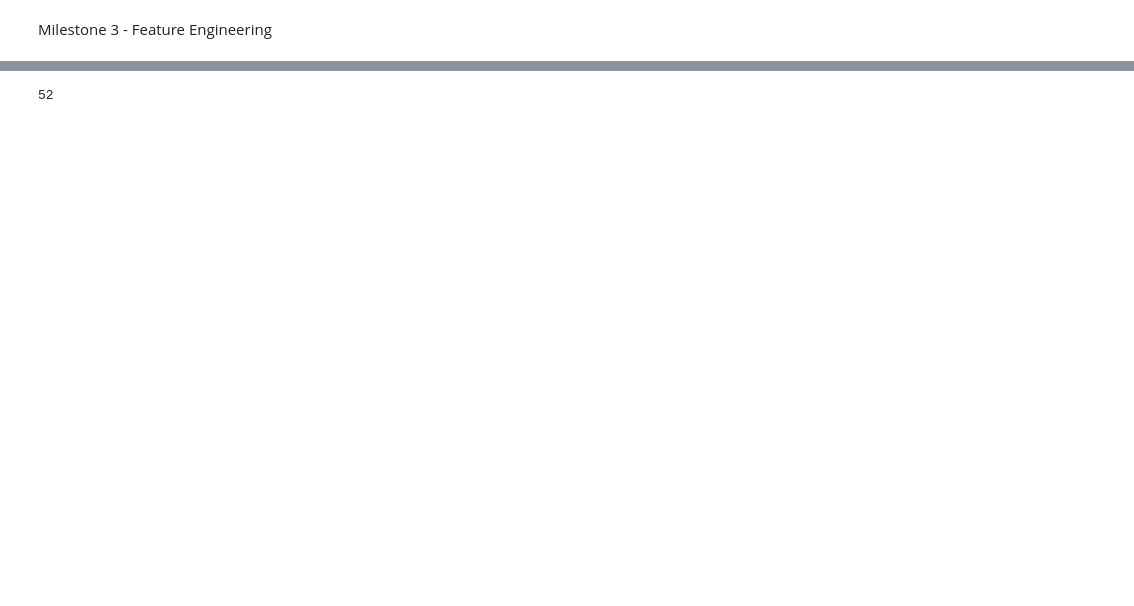
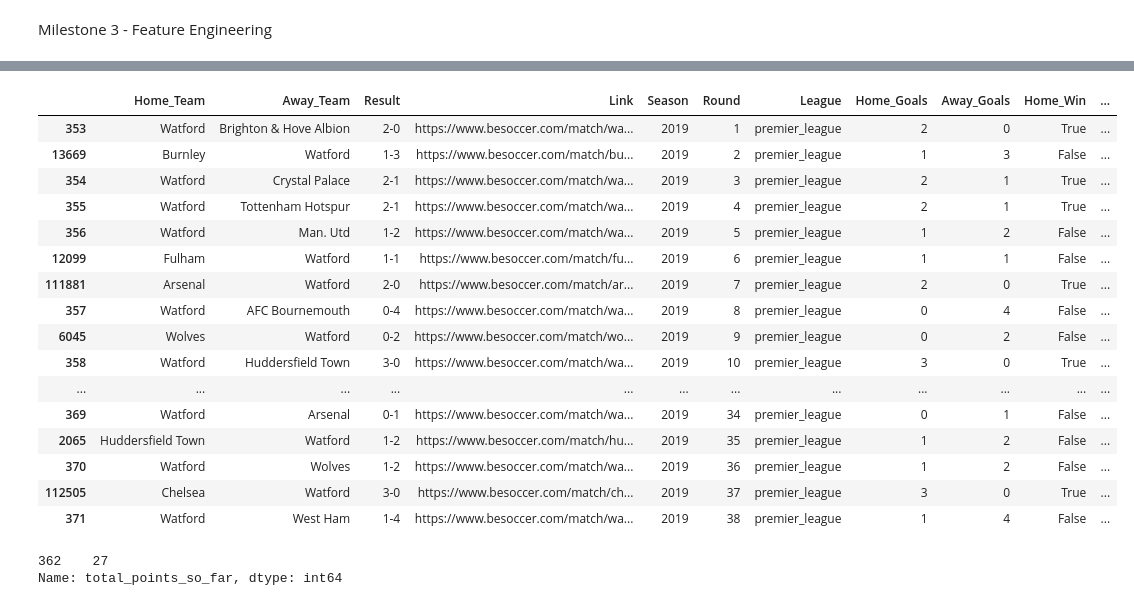
Before and after one commit to tommchale/match-outcome-predictor, a Jupyter notebook: pipeline.ipynb, the cells around one changed output, grey strips where cells are left out. Saved outputs shown, nothing was run; the diff lists cells and outputs as text; code cells hidden in the pictures; blank space fills up the shorter version.

```diff
--- a/pipeline.ipynb
+++ b/pipeline.ipynb
@@ -433,6 +548,7 @@ combined_elo_with_features_df = create_new_feature_columns(combined_ELO_df)
 league_df = group_by_league_df(combined_elo_with_features_df)
 season_df = group_by_season_df(league_df)
 summary_df_template = create_summary_template(season_df)
-summary_df_populated, test_df = populate_season_stats(season_df, summary_df_template)
+summary_df_populated, populated_season_df = populate_season_stats(season_df, summary_df_template, combined_elo_with_features_df)
+summary_df_populated_with_streak, populated_with_streak_season_df = populate_streak_season_stats(summary_df_populated, populated_season_df)
 # %% [output]
 Summary Template Complete
@@ -440,11 +591,34 @@ Summary DF Template Populated for Season 2019
+# %%
+populated_with_streak_season_df.loc[((populated_with_streak_season_df.Home_Team == "Watford") | (populated_with_streak_season_df.Away_Team == "Watford"))]
+# %% [output]
+|  | Home_Team | Away_Team | Result | Link | Season | Round | League | Home_Goals | Away_Goals | Home_Win | ... |
+| 353 | Watford | Brighton & Hove Albion | 2-0 | https://www.besoccer.com/match/wa... | 2019 | 1 | premier_league | 2 | 0 | True | ... |
+| 13669 | Burnley | Watford | 1-3 | https://www.besoccer.com/match/bu... | 2019 | 2 | premier_league | 1 | 3 | False | ... |
+| 354 | Watford | Crystal Palace | 2-1 | https://www.besoccer.com/match/wa... | 2019 | 3 | premier_league | 2 | 1 | True | ... |
+| 355 | Watford | Tottenham Hotspur | 2-1 | https://www.besoccer.com/match/wa... | 2019 | 4 | premier_league | 2 | 1 | True | ... |
+| 356 | Watford | Man. Utd | 1-2 | https://www.besoccer.com/match/wa... | 2019 | 5 | premier_league | 1 | 2 | False | ... |
+| 12099 | Fulham | Watford | 1-1 | https://www.besoccer.com/match/fu... | 2019 | 6 | premier_league | 1 | 1 | False | ... |
+| 111881 | Arsenal | Watford | 2-0 | https://www.besoccer.com/match/ar... | 2019 | 7 | premier_league | 2 | 0 | True | ... |
+| 357 | Watford | AFC Bournemouth | 0-4 | https://www.besoccer.com/match/wa... | 2019 | 8 | premier_league | 0 | 4 | False | ... |
+| 6045 | Wolves | Watford | 0-2 | https://www.besoccer.com/match/wo... | 2019 | 9 | premier_league | 0 | 2 | False | ... |
+| 358 | Watford | Huddersfield Town | 3-0 | https://www.besoccer.com/match/wa... | 2019 | 10 | premier_league | 3 | 0 | True | ... |
+| ... | ... | ... | ... | ... | ... | ... | ... | ... | ... | ... | ... |
+| 369 | Watford | Arsenal | 0-1 | https://www.besoccer.com/match/wa... | 2019 | 34 | premier_league | 0 | 1 | False | ... |
+| 2065 | Huddersfield Town | Watford | 1-2 | https://www.besoccer.com/match/hu... | 2019 | 35 | premier_league | 1 | 2 | False | ... |
+| 370 | Watford | Wolves | 1-2 | https://www.besoccer.com/match/wa... | 2019 | 36 | premier_league | 1 | 2 | False | ... |
+| 112505 | Chelsea | Watford | 3-0 | https://www.besoccer.com/match/ch... | 2019 | 37 | premier_league | 3 | 0 | True | ... |
+| 371 | Watford | West Ham | 1-4 | https://www.besoccer.com/match/wa... | 2019 | 38 | premier_league | 1 | 4 | False | ... |
 # %%
+# Testing Ideas
+
 team = "Watford"
 season = 2019
 league = "premier_league"
-round = 1
+round = 19
 # summary df template
-summary_df_populated.loc[((summary_df_populated.team_name == team) & (summary_df_populated.season == season) & (summary_df_populated.league == league)), "total_goals_scored"].values[0]
+#summary_df_populated.loc[((summary_df_populated.team_name == team) & (summary_df_populated.season == season) & (summary_df_populated.league == league)), "total_goals_scored"].values[0]
 # combined elo option
-#season_df.loc[((season_df.Home_Team == team) & (season_df.Season == season) & (season_df.League == league) & (season_df.Round == round)), "total_goals_scored_so_far"]
+combined_elo_with_pop_features_df.loc[((combined_elo_with_pop_features_df.Home_Team == team) & (combined_elo_with_pop_features_df.Season == season) & (combined_elo_with_pop_features_df.League == league) & (combined_elo_with_pop_features_df.Round == round)), "total_points_so_far"]
 # %% [output]
-52
+362    27
+Name: total_points_so_far, dtype: int64
```
Also changed, not shown: parts of 6 cells of this notebook.
